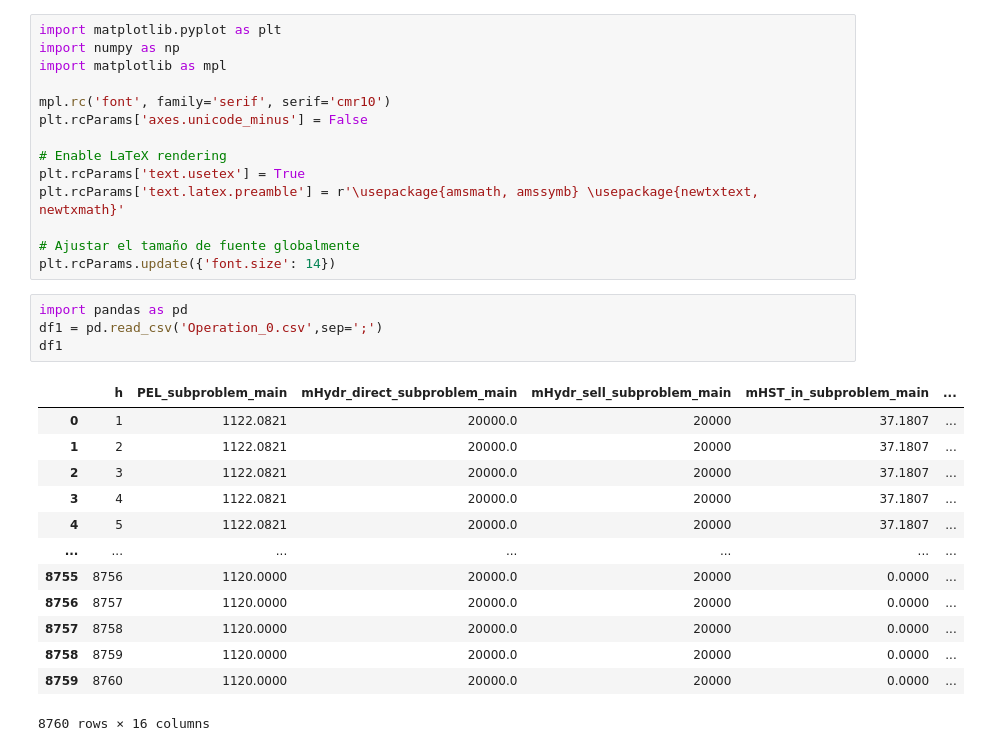
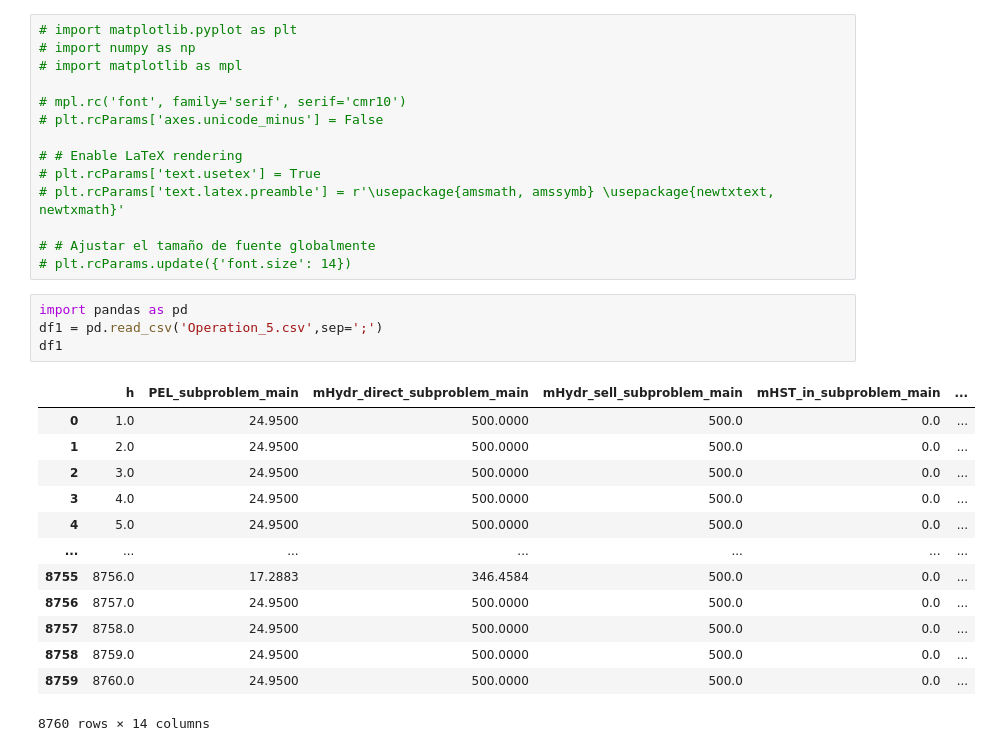
Before and after one commit to LuisOroya/H2_DRO, a Jupyter notebook: test.ipynb, the cells around one changed output. Cells and saved outputs as stored; diff of their text form.

```diff
--- a/test.ipynb
+++ b/test.ipynb
@@ -1,32 +1,32 @@
 # %%
-import matplotlib.pyplot as plt
-import numpy as np
-import matplotlib as mpl
+# import matplotlib.pyplot as plt
+# import numpy as np
+# import matplotlib as mpl
 
-mpl.rc('font', family='serif', serif='cmr10')
-plt.rcParams['axes.unicode_minus'] = False
+# mpl.rc('font', family='serif', serif='cmr10')
+# plt.rcParams['axes.unicode_minus'] = False
 
-# Enable LaTeX rendering
-plt.rcParams['text.usetex'] = True
-plt.rcParams['text.latex.preamble'] = r'\usepackage{amsmath, amssymb} \usepackage{newtxtext, newtxmath}'
+# # Enable LaTeX rendering
+# plt.rcParams['text.usetex'] = True
+# plt.rcParams['text.latex.preamble'] = r'\usepackage{amsmath, amssymb} \usepackage{newtxtext, newtxmath}'
 
-# Ajustar el tamaño de fuente globalmente
-plt.rcParams.update({'font.size': 14})
+# # Ajustar el tamaño de fuente globalmente
+# plt.rcParams.update({'font.size': 14})
 # %%
 import pandas as pd
-df1 = pd.read_csv('Operation_0.csv',sep=';')
+df1 = pd.read_csv('Operation_5.csv',sep=';')
 df1
 # %% [output]
 |  | h | PEL_subproblem_main | mHydr_direct_subproblem_main | mHydr_sell_subproblem_main | mHST_in_subproblem_main | ... |
-| 0 | 1 | 1122.0821 | 20000.0 | 20000 | 37.1807 | ... |
-| 1 | 2 | 1122.0821 | 20000.0 | 20000 | 37.1807 | ... |
-| 2 | 3 | 1122.0821 | 20000.0 | 20000 | 37.1807 | ... |
-| 3 | 4 | 1122.0821 | 20000.0 | 20000 | 37.1807 | ... |
-| 4 | 5 | 1122.0821 | 20000.0 | 20000 | 37.1807 | ... |
+| 0 | 1.0 | 24.9500 | 500.0000 | 500.0 | 0.0 | ... |
+| 1 | 2.0 | 24.9500 | 500.0000 | 500.0 | 0.0 | ... |
+| 2 | 3.0 | 24.9500 | 500.0000 | 500.0 | 0.0 | ... |
+| 3 | 4.0 | 24.9500 | 500.0000 | 500.0 | 0.0 | ... |
+| 4 | 5.0 | 24.9500 | 500.0000 | 500.0 | 0.0 | ... |
 | ... | ... | ... | ... | ... | ... | ... |
-| 8755 | 8756 | 1120.0000 | 20000.0 | 20000 | 0.0000 | ... |
-| 8756 | 8757 | 1120.0000 | 20000.0 | 20000 | 0.0000 | ... |
-| 8757 | 8758 | 1120.0000 | 20000.0 | 20000 | 0.0000 | ... |
-| 8758 | 8759 | 1120.0000 | 20000.0 | 20000 | 0.0000 | ... |
-| 8759 | 8760 | 1120.0000 | 20000.0 | 20000 | 0.0000 | ... |
+| 8755 | 8756.0 | 17.2883 | 346.4584 | 500.0 | 0.0 | ... |
+| 8756 | 8757.0 | 24.9500 | 500.0000 | 500.0 | 0.0 | ... |
+| 8757 | 8758.0 | 24.9500 | 500.0000 | 500.0 | 0.0 | ... |
+| 8758 | 8759.0 | 24.9500 | 500.0000 | 500.0 | 0.0 | ... |
+| 8759 | 8760.0 | 24.9500 | 500.0000 | 500.0 | 0.0 | ... |
-8760 rows × 16 columns
+8760 rows × 14 columns
```
Also changed, not shown: parts of 9 cells of this notebook, 17 other files.
